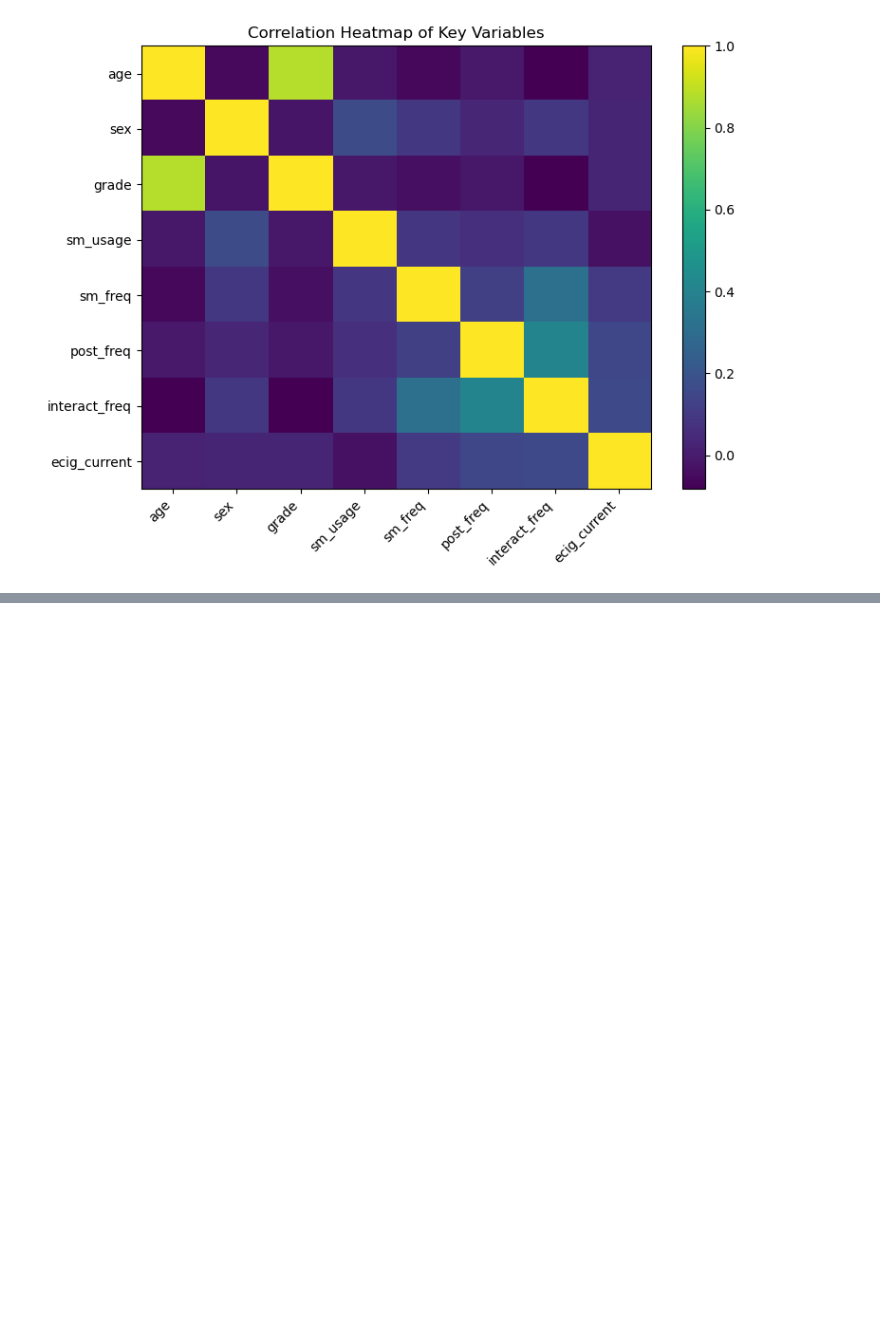
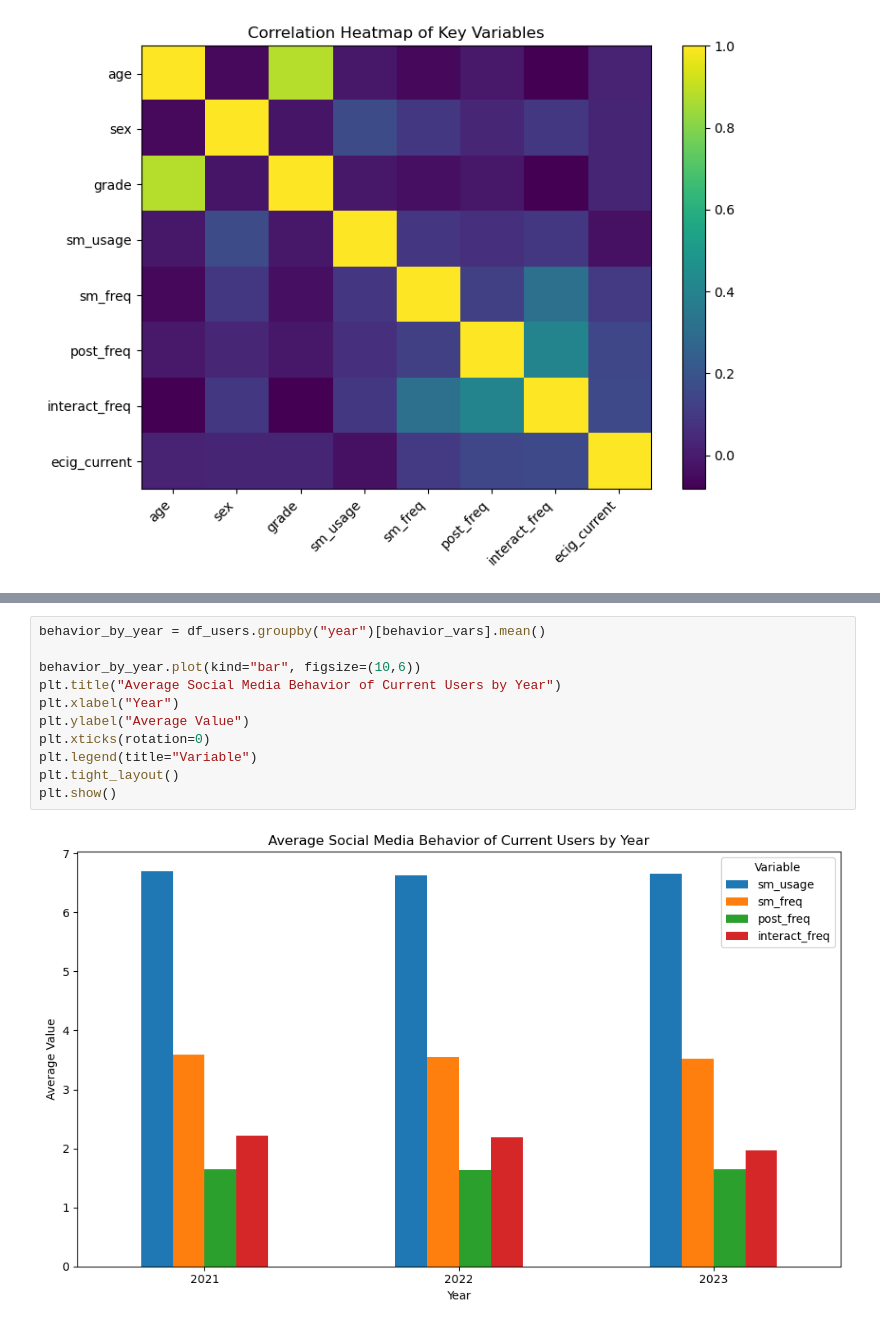
Before and after one commit to bberlinger13/ds4420-youth-vaping-analysis-project, a Jupyter notebook: python/EDA.ipynb, the cells around one changed output, grey strips where cells are left out. Saved outputs shown, nothing was run; the diff lists cells and outputs as text; blank space fills up the shorter version.

```diff
--- a/python/EDA.ipynb
+++ b/python/EDA.ipynb
@@ -303,0 +329,13 @@ ecig_current           0.156         1.000
+# %%
+behavior_by_year = df_users.groupby("year")[behavior_vars].mean()
+
+behavior_by_year.plot(kind="bar", figsize=(10,6))
+plt.title("Average Social Media Behavior of Current Users by Year")
+plt.xlabel("Year")
+plt.ylabel("Average Value")
+plt.xticks(rotation=0)
+plt.legend(title="Variable")
+plt.tight_layout()
+plt.show()
+# %% [output]
+[figure, added]
```
Also changed, not shown: parts of 3 cells of this notebook, 2 other files.
